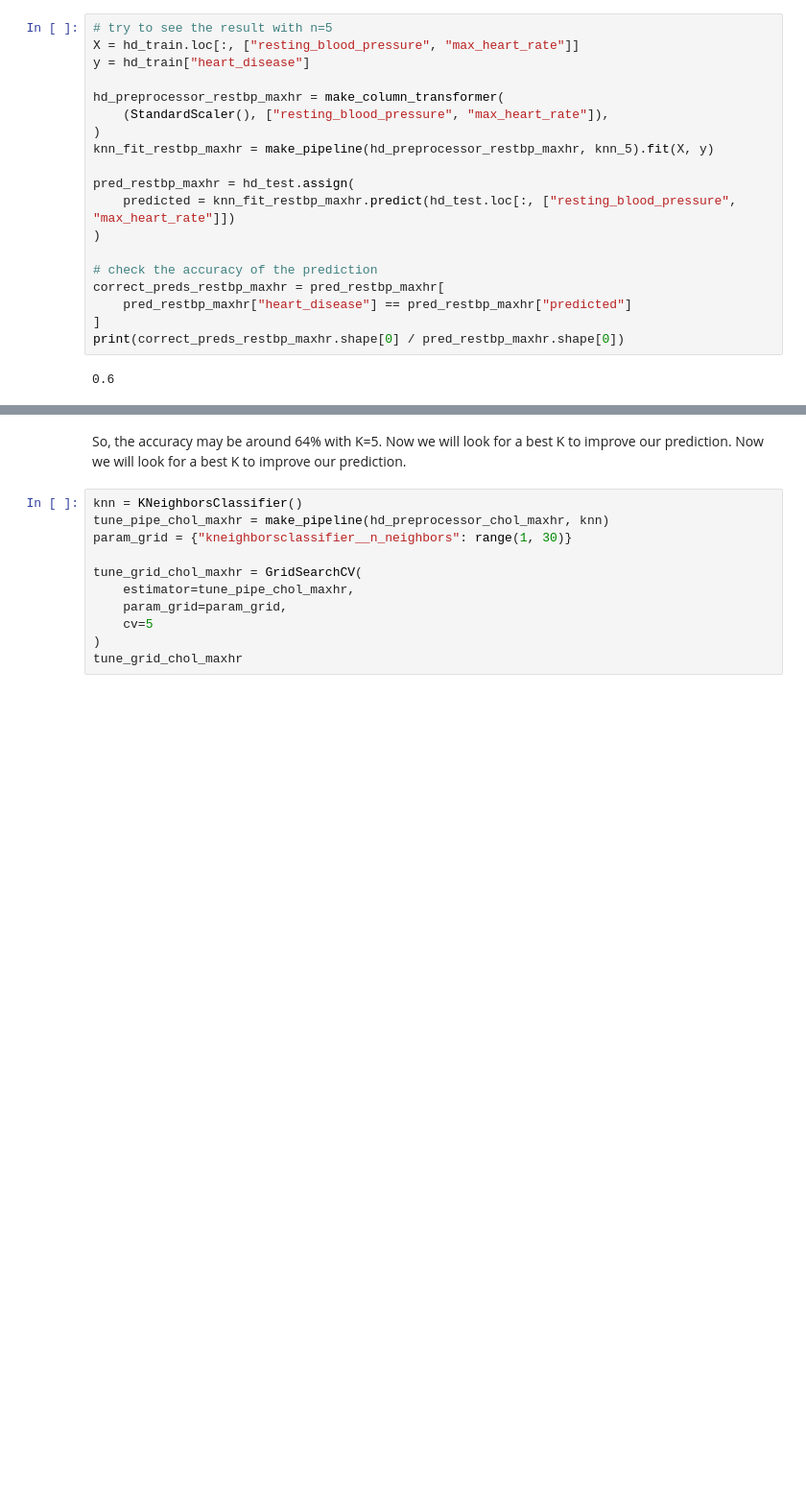
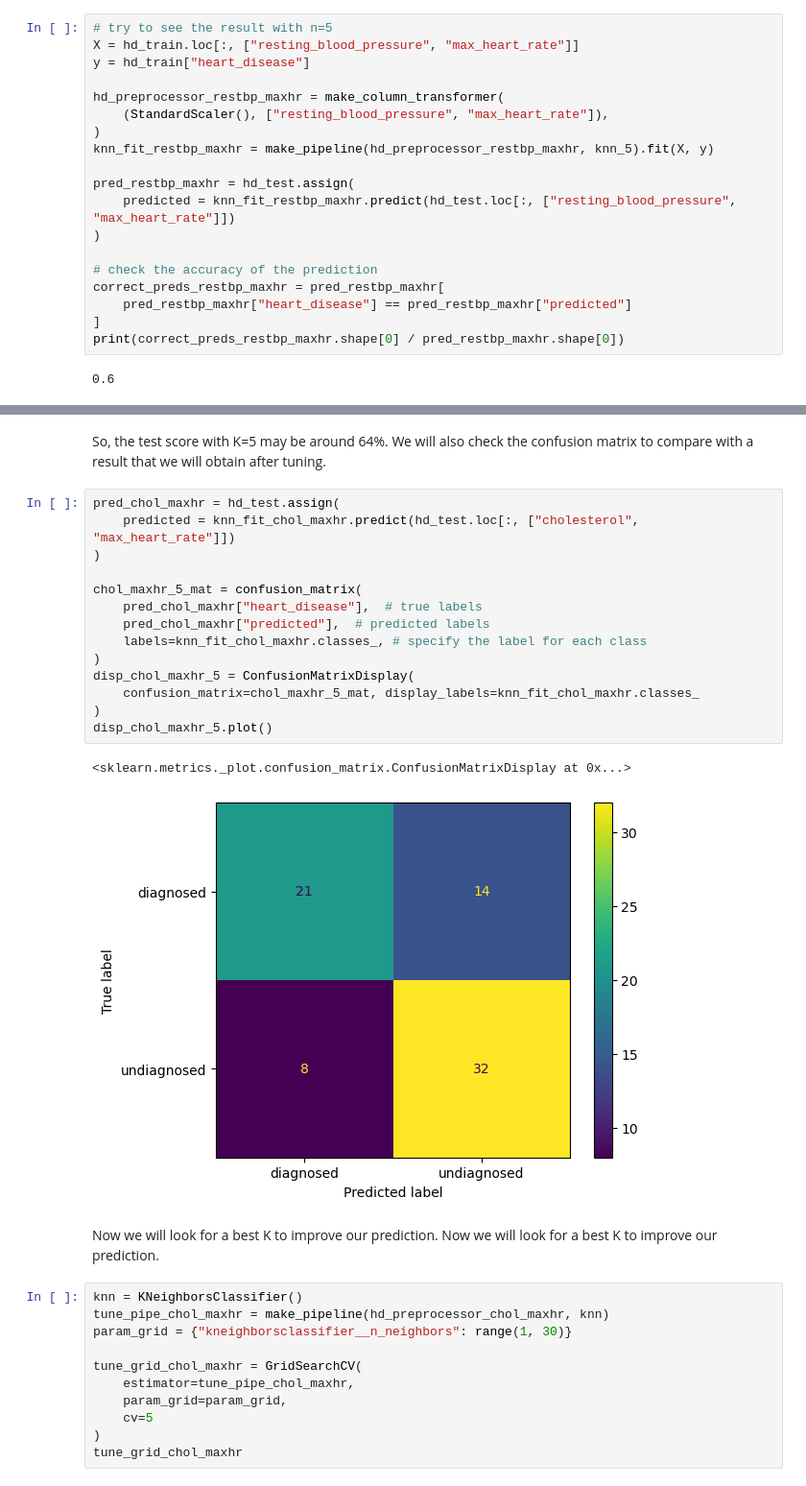
Before and after one commit to ytorigata/dsci-100-2022w2-group-22, a Jupyter notebook: docs/working.ipynb, the cells around one changed output, grey strips where cells are left out. Shown at 96% size. Cells and saved outputs as stored; diff of their text form; blank space fills up the shorter version.

Commit message:
Fixed the tuning part for the Cholesterol vs Maximum Heart Rat

```diff
--- a/docs/working.ipynb
+++ b/docs/working.ipynb
@@ -381,8 +312,27 @@ print("Mean test score (10-fold cross-validation): ", cv_10_df["test_score"].mea
 # %% [output]
 Mean test score (5-fold cross-validation):  0.6393939393939394
 Mean test score (10-fold cross-validation):  0.6480237154150197
+# %% [markdown]
+So, the test score with K=5 may be around 64%. We will also check the confusion matrix to compare with a result that we will obtain after tuning.
+# %%
+pred_chol_maxhr = hd_test.assign(
+    predicted = knn_fit_chol_maxhr.predict(hd_test.loc[:, ["cholesterol", "max_heart_rate"]])
+)
+
+chol_maxhr_5_mat = confusion_matrix(
+    pred_chol_maxhr["heart_disease"],  # true labels
+    pred_chol_maxhr["predicted"],  # predicted labels
+    labels=knn_fit_chol_maxhr.classes_, # specify the label for each class
+)
+disp_chol_maxhr_5 = ConfusionMatrixDisplay(
+    confusion_matrix=chol_maxhr_5_mat, display_labels=knn_fit_chol_maxhr.classes_
+)
+disp_chol_maxhr_5.plot()
+# %% [output]
+<sklearn.metrics._plot.confusion_matrix.ConfusionMatrixDisplay at 0x...>
+[figure, added]
 # %% [markdown]
-So, the accuracy may be around 64% with K=5. Now we will look for a best K to improve our prediction. Now we will look for a best K to improve our prediction.
+Now we will look for a best K to improve our prediction. Now we will look for a best K to improve our prediction.
 # %%
 knn = KNeighborsClassifier()
 tune_pipe_chol_maxhr = make_pipeline(hd_preprocessor_chol_maxhr, knn)
```
Also changed, not shown: parts of 12 cells of this notebook.
